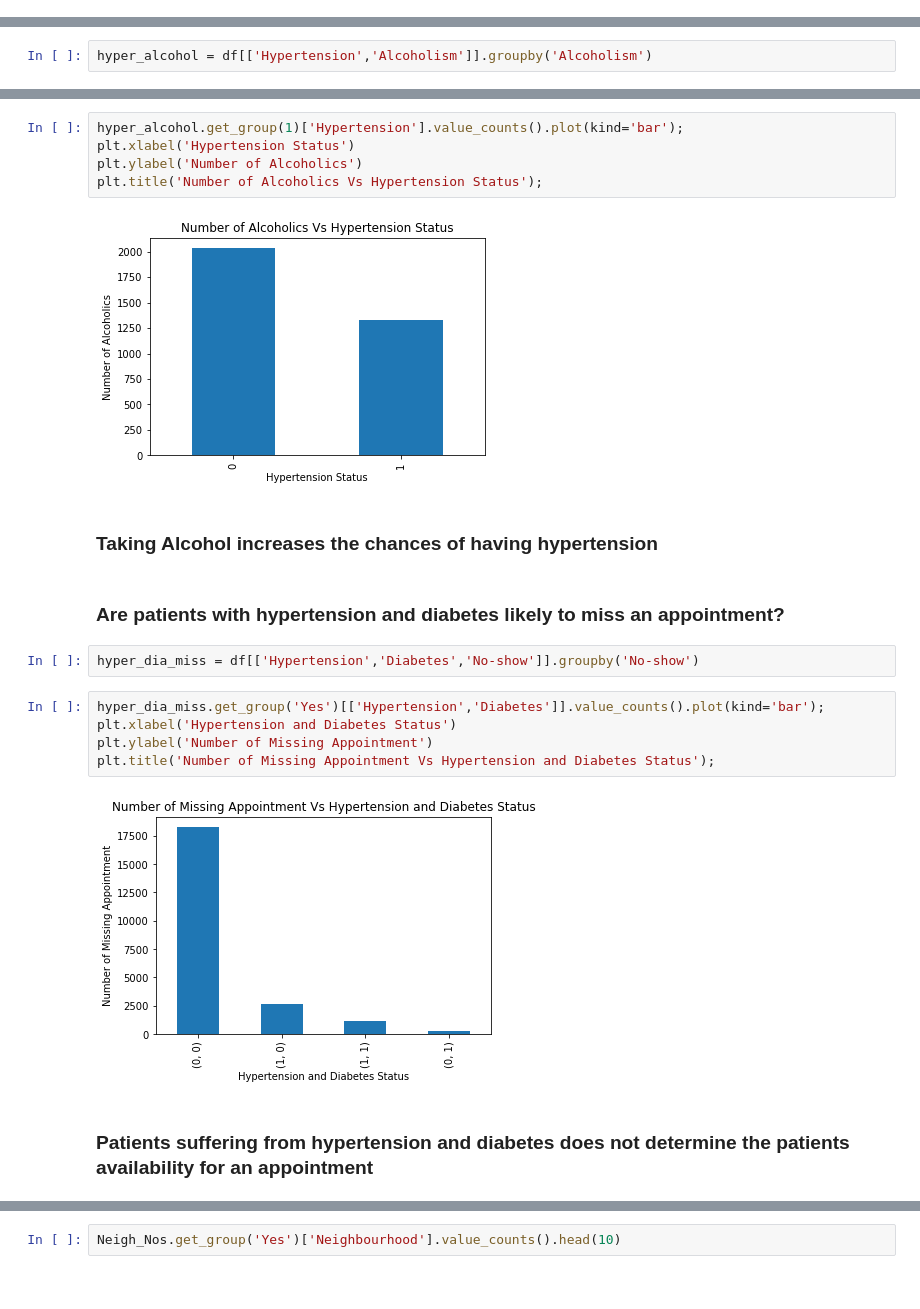
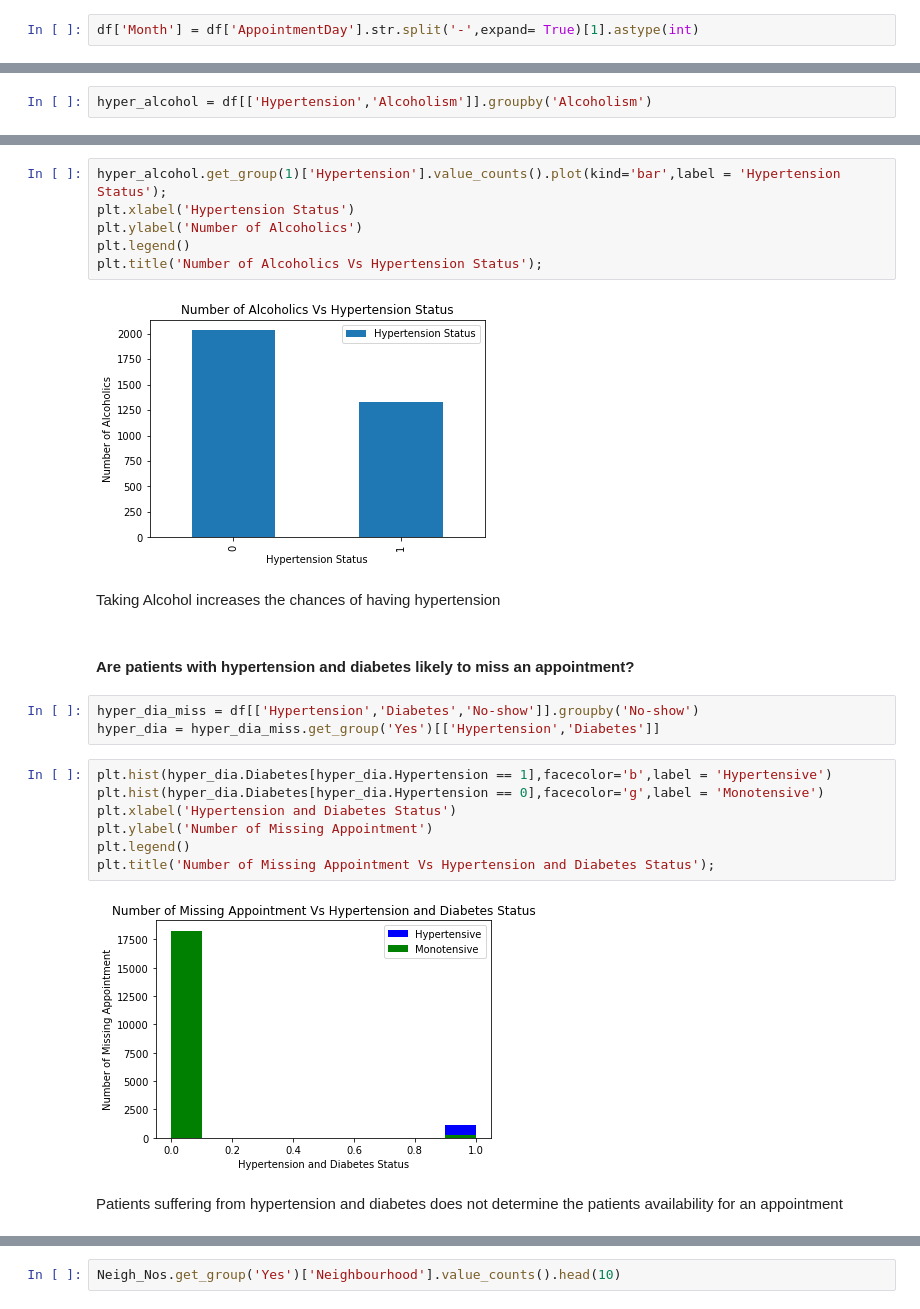
Before and after one commit to Yusuf-Olaniyi/Missing-Medical-Appointment-Data-Analysis, a Jupyter notebook: No_Show_Appointment.ipynb, the cells around one changed output, grey strips where cells are left out. Drawn from its saved outputs; the diff is of its cells as text.

```diff
--- a/No_Show_Appointment.ipynb
+++ b/No_Show_Appointment.ipynb
@@ -124,0 +209,2 @@ Name: AppointmentDay, dtype: object
+# %%
+df['Month'] = df['AppointmentDay'].str.split('-',expand= True)[1].astype(int)
@@ -605,23 +830,27 @@ plt.title('Number of Non-Alcoholics Vs Hypertension Status');
 # %%
-hyper_alcohol.get_group(1)['Hypertension'].value_counts().plot(kind='bar');
+hyper_alcohol.get_group(1)['Hypertension'].value_counts().plot(kind='bar',label = 'Hypertension Status');
 plt.xlabel('Hypertension Status')
 plt.ylabel('Number of Alcoholics')
+plt.legend()
 plt.title('Number of Alcoholics Vs Hypertension Status');
 # %% [output]
-[figure, old version]
+[figure, new version]
 # %% [markdown]
-### Taking Alcohol increases the chances of having hypertension
+ Taking Alcohol increases the chances of having hypertension
 # %% [markdown]
-### Are patients with hypertension and diabetes likely to miss an appointment?
+#### Are patients with hypertension and diabetes likely to miss an appointment?
 # %%
 hyper_dia_miss = df[['Hypertension','Diabetes','No-show']].groupby('No-show')
+hyper_dia = hyper_dia_miss.get_group('Yes')[['Hypertension','Diabetes']]
 # %%
-hyper_dia_miss.get_group('Yes')[['Hypertension','Diabetes']].value_counts().plot(kind='bar');
+plt.hist(hyper_dia.Diabetes[hyper_dia.Hypertension == 1],facecolor='b',label = 'Hypertensive')
+plt.hist(hyper_dia.Diabetes[hyper_dia.Hypertension == 0],facecolor='g',label = 'Monotensive')
 plt.xlabel('Hypertension and Diabetes Status')
 plt.ylabel('Number of Missing Appointment')
+plt.legend()
 plt.title('Number of Missing Appointment Vs Hypertension and Diabetes Status');
 # %% [output]
-[figure, old version]
+[figure, new version]
 # %% [markdown]
-### Patients suffering from hypertension and diabetes does not determine the patients availability for an appointment
+Patients suffering from hypertension and diabetes does not determine the patients availability for an appointment
 # %% [markdown]
```
Also changed, not shown: parts of 125 cells of this notebook.
